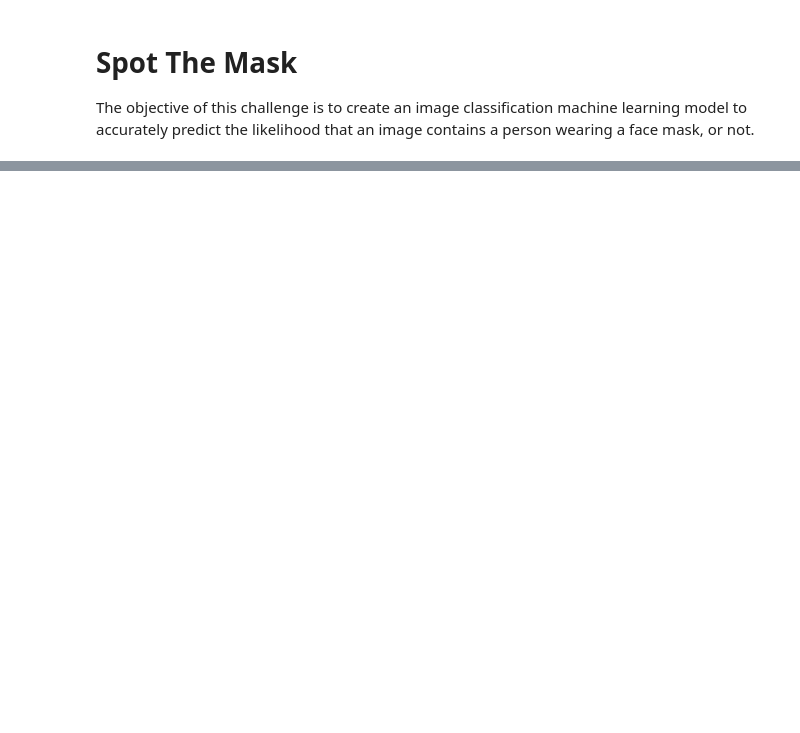
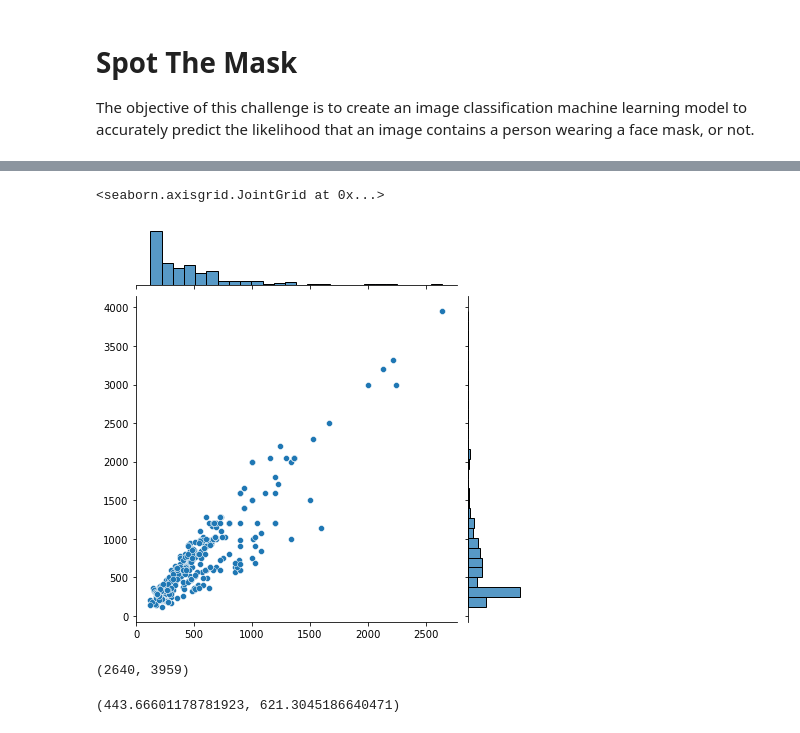
Before and after one commit to krissmaina/Spot_The_Mask, a Jupyter notebook: spot_the_mask.ipynb, the cells around one changed output, grey strips where cells are left out. Drawn from its saved outputs; the diff is of its cells as text; code cells hidden in the pictures; blank space fills up the shorter version.

```diff
--- a/spot_the_mask.ipynb
+++ b/spot_the_mask.ipynb
@@ -18,0 +21,2 @@ train.head()
+# %%
+test_path = "images/test/"
@@ -18,0 +46,23 @@ train.head()
+# %%
+dim1 = []
+dim2 = []
+
+for test_image in os.listdir(test_path):
+    # reading the image
+    image = imread(f"{test_path}/{test_image}")
+    d1, d2, _ = image.shape
+    dim1.append(d1)
+    dim2.append(d2)
+# %%
+sns.jointplot(x=dim1, y=dim2)
+# %% [output]
+<seaborn.axisgrid.JointGrid at 0x...>
+[figure, added]
+# %%
+max(dim1), max(dim2)
+# %% [output]
+(2640, 3959)
+# %%
+np.mean(dim1), np.mean(dim2)
+# %% [output]
+(443.66601178781923, 621.3045186640471)
```
Also changed, not shown: parts of 14 cells of this notebook.
